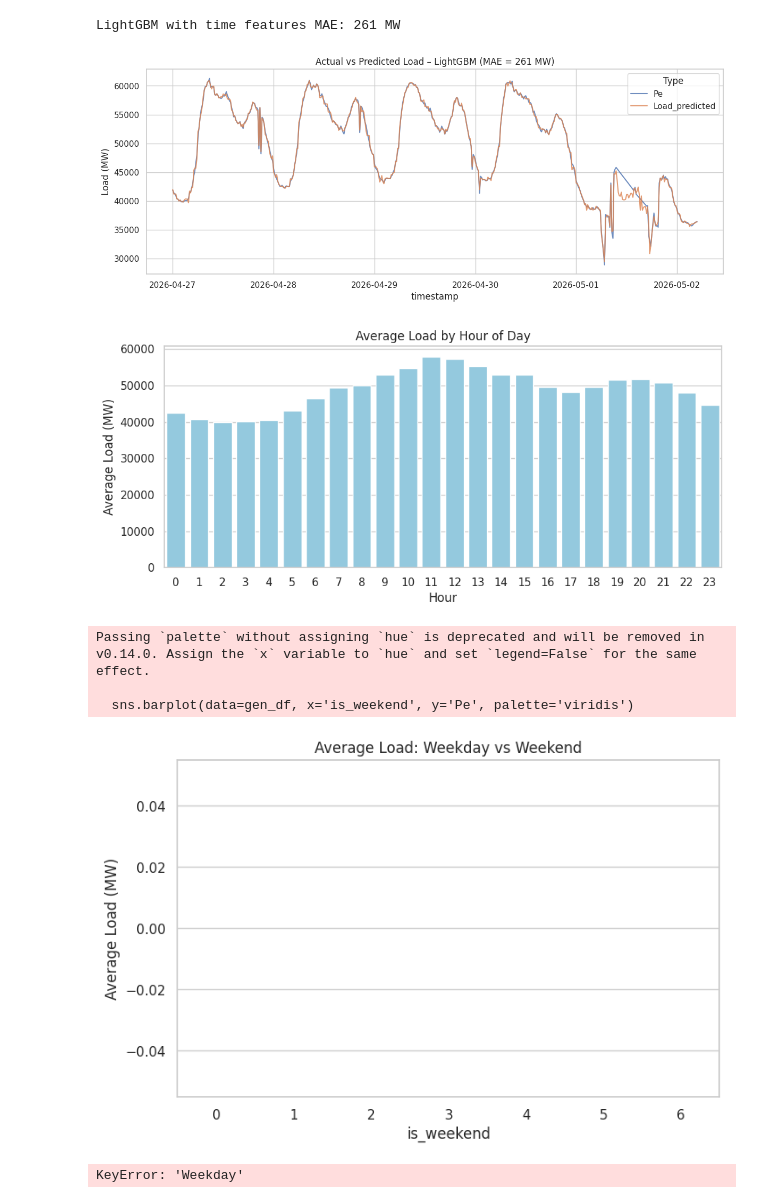
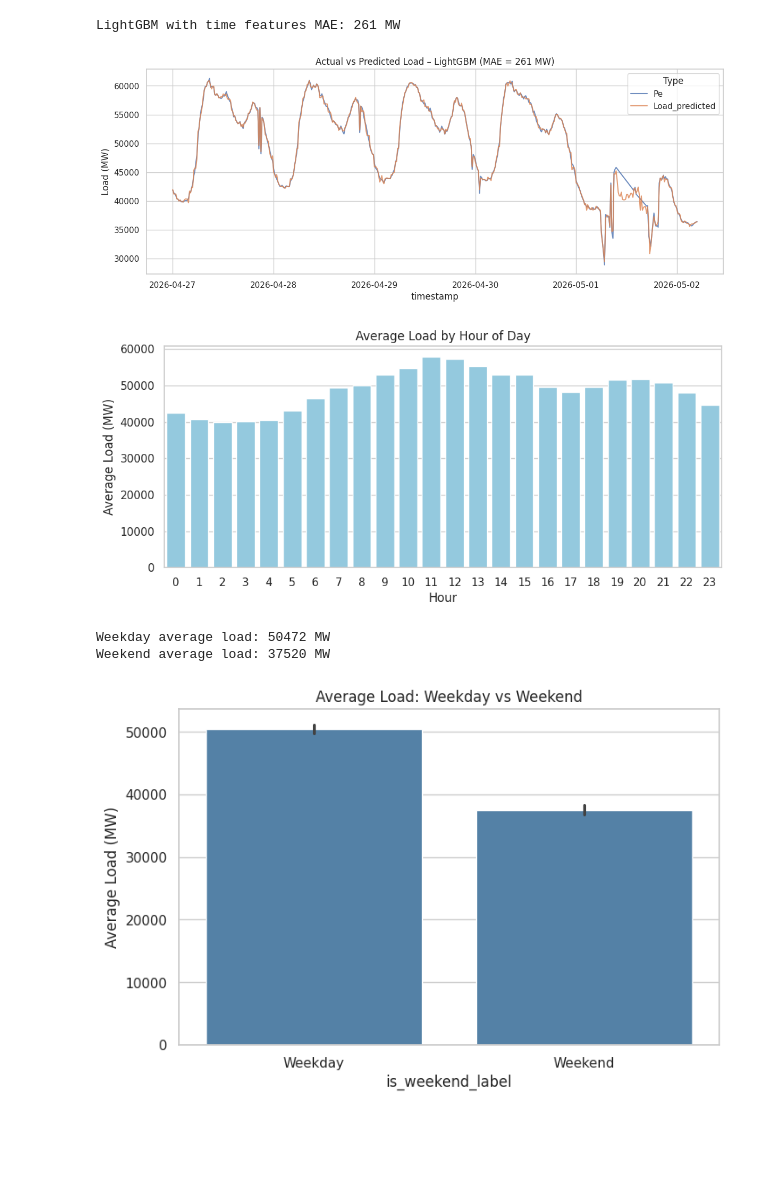
Before and after one commit to eliyahudahan/enumkraft, a Jupyter notebook: notebooks/02_swing_with_freq.ipynb, the cells around one changed output. Saved outputs shown, nothing was run; the diff lists cells and outputs as text; code cells hidden in the pictures; blank space fills up the shorter version.

Commit message:
fix: seaborn barplot without palette, add weekend stats (12,952 MW)

```diff
--- a/notebooks/02_swing_with_freq.ipynb
+++ b/notebooks/02_swing_with_freq.ipynb
@@ -232,45 +232,40 @@ sns.set_theme(style="whitegrid")
 
 # 10.1 Prediction
 gen_df['Load_predicted'] = lgb_model2.predict(gen_df[features].fillna(0))
 
 # 10.2 Actual vs Predicted (Lineplot)
-# Prepare subset to reduce memory
 plot_data = gen_df[['timestamp', 'Pe', 'Load_predicted']].iloc[:500]
-# Melt to long format for Seaborn
 plot_data_melted = plot_data.melt(id_vars='timestamp', var_name='Type', value_name='Load')
 
 plt.figure(figsize=(14, 5))
 sns.lineplot(data=plot_data_melted, x='timestamp', y='Load', hue='Type', alpha=0.8)
 plt.title('Actual vs Predicted Load – LightGBM (MAE = 261 MW)')
 plt.ylabel('Load (MW)')
 plt.show()
 
 # 10.3 Hourly load patterns (Barplot)
 plt.figure(figsize=(10, 4))
 sns.barplot(data=gen_df, x='hour', y='Pe', estimator='mean', color='skyblue', errorbar=None)
 plt.title('Average Load by Hour of Day')
 plt.xlabel('Hour')
 plt.ylabel('Average Load (MW)')
 plt.show()
 
-# 10.4 Weekend vs weekday comparison (Boxplot / Barplot)
-gen_df['is_weekend'] = (gen_df['day_of_week'] >= 5).map({0: 'Weekday', 1: 'Weekend'})
+# 10.4 Weekend vs weekday comparison
+gen_df['is_weekend_flag'] = (gen_df['day_of_week'] >= 5).astype(int)
+weekend_stats = gen_df.groupby('is_weekend_flag')['Pe'].mean()
+print(f"Weekday average load: {weekend_stats[0]:.0f} MW")
+print(f"Weekend average load: {weekend_stats[1]:.0f} MW")
 
+gen_df['is_weekend_label'] = gen_df['is_weekend_flag'].map({0: 'Weekday', 1: 'Weekend'})
 plt.figure(figsize=(8, 5))
-sns.barplot(data=gen_df, x='is_weekend', y='Pe', palette='viridis')
+sns.barplot(data=gen_df, x='is_weekend_label', y='Pe', color='steelblue')
 plt.title('Average Load: Weekday vs Weekend')
 plt.ylabel('Average Load (MW)')
 plt.show()
-
-# Print numeric results
-stats = gen_df.groupby('is_weekend')['Pe'].mean()
-print(f"Weekday average load: {stats['Weekday']:.0f} MW")
-print(f"Weekend average load: {stats['Weekend']:.0f} MW")
 # %% [output]
 [figure]
 [figure]
-Passing `palette` without assigning `hue` is deprecated and will be removed in v0.14.0. Assign the `x` variable to `hue` and set `legend=False` for the same effect.
-
-  sns.barplot(data=gen_df, x='is_weekend', y='Pe', palette='viridis')
+Weekday average load: 50472 MW
+Weekend average load: 37520 MW
-[figure, old version]
+[figure, new version]
-KeyError: 'Weekday'
```
